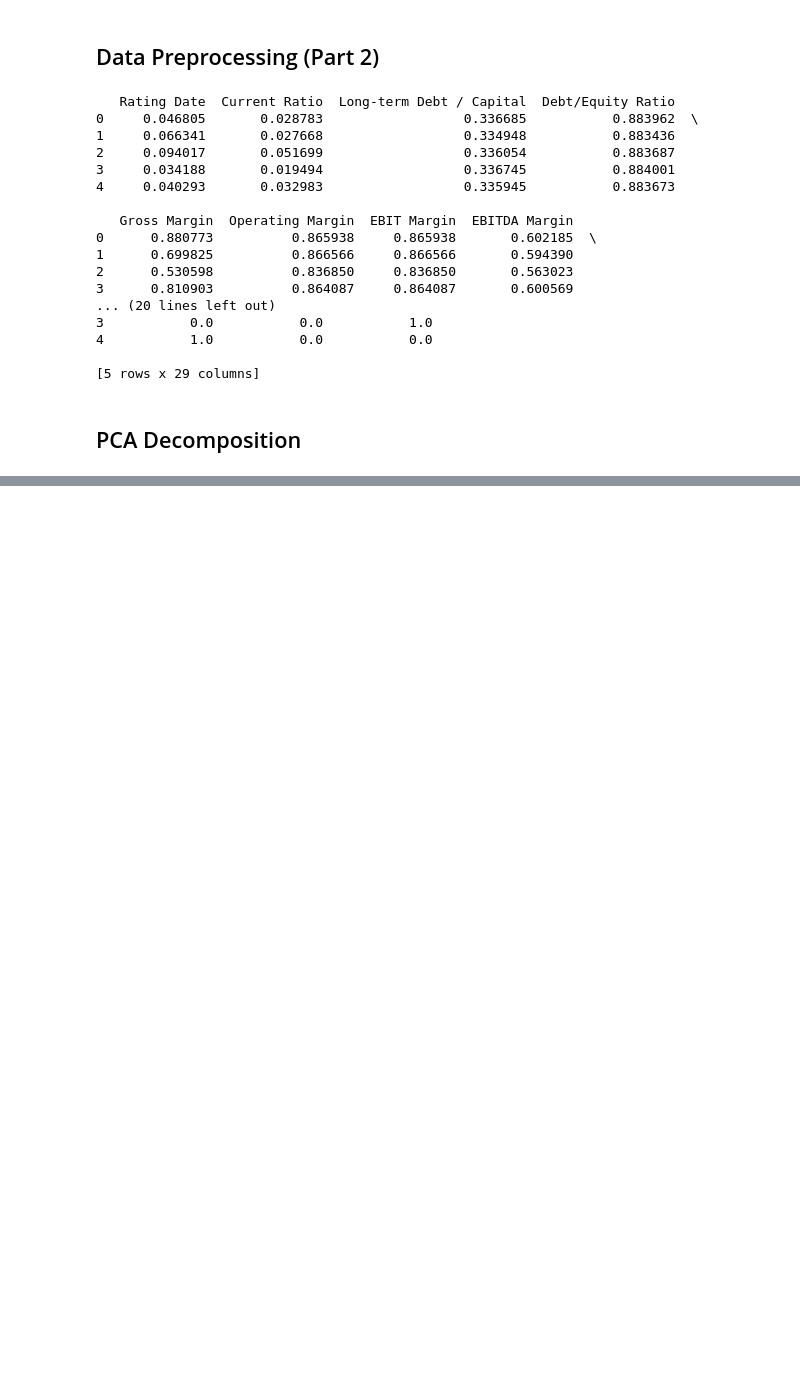
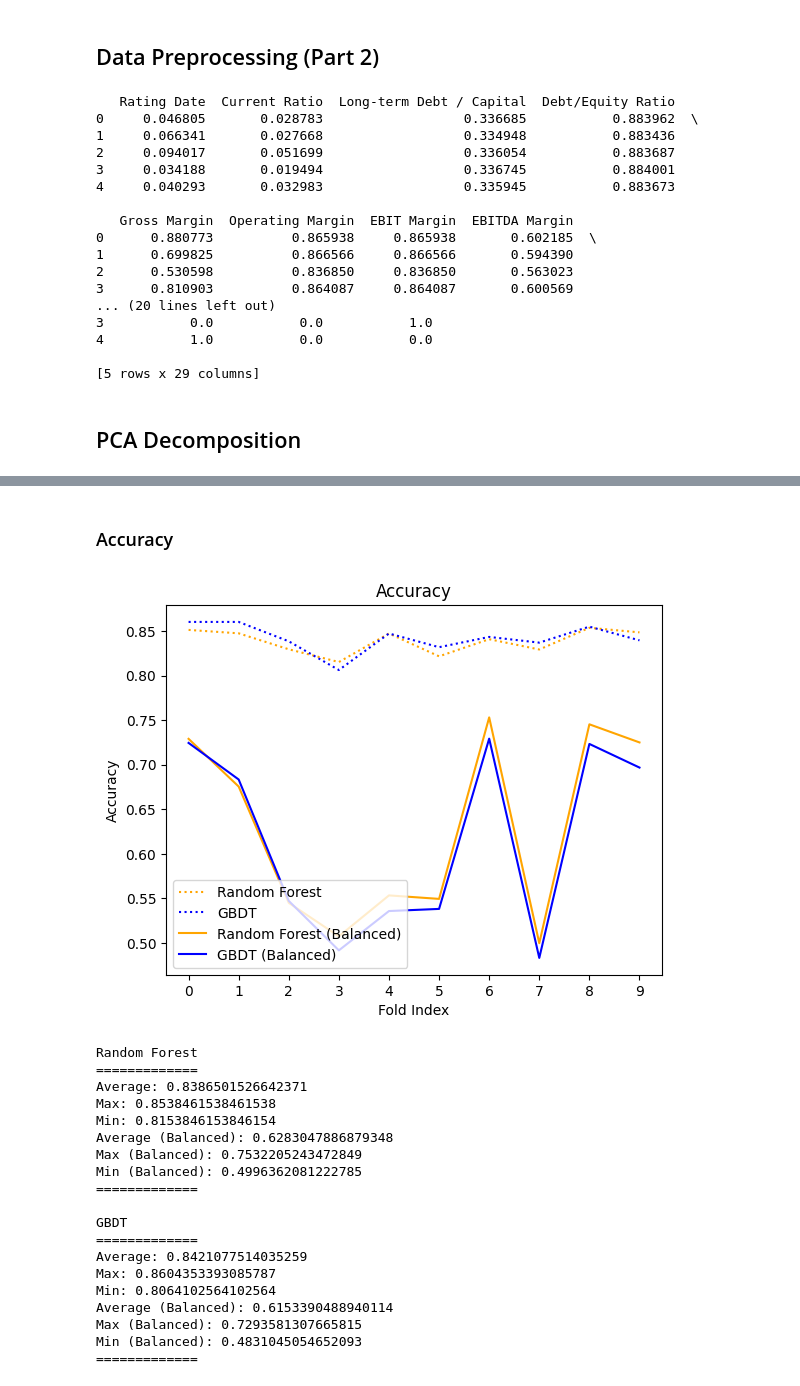
Before and after one commit to LilAiluropoda/corporate-credit-rating, a Jupyter notebook: model/basic_xgboost_v0.ipynb, the cells around one changed output, grey strips where cells are left out. Drawn from its saved outputs; the diff is of its cells as text; code cells hidden in the pictures; blank space fills up the shorter version.

```diff
--- a/model/basic_xgboost_v0.ipynb
+++ b/model/basic_xgboost_v0.ipynb
@@ -364,0 +374,46 @@ Average R2 Square: 0.33834810344320604
+# %% [markdown]
+### Accuracy
+# %%
+plt.plot(model_performances[0][1], label="Random Forest", linestyle="dotted", color="orange")
+plt.plot(model_performances[1][1], label="GBDT", linestyle="dotted", color="blue")
+plt.plot(model_performances[0][2], label="Random Forest (Balanced)", color="orange")
+plt.plot(model_performances[1][2], label="GBDT (Balanced)", color="blue")
+plt.title("Accuracy")
+plt.xlabel("Fold Index")
+plt.ylabel("Accuracy")
+plt.xticks(range(0,10))
+plt.legend(loc='lower left')
+plt.show()
+
+for index, name in enumerate(['Random Forest', 'GBDT']):
+    print(name)
+    print("=============")
+    print("Average:", np.mean(model_performances[index][1]))
+    print("Max:",np.max(model_performances[index][1]))
+    print("Min:",np.min(model_performances[index][1]))
+    print("Average (Balanced):", np.mean(model_performances[index][2]))
+    print("Max (Balanced):",np.max(model_performances[index][2]))
+    print("Min (Balanced):",np.min(model_performances[index][2]))
+    print("=============")
+    print()
+# %% [output]
+[figure, added]
+Random Forest
+=============
+Average: 0.8386501526642371
+Max: 0.8538461538461538
+Min: 0.8153846153846154
+Average (Balanced): 0.6283047886879348
+Max (Balanced): 0.7532205243472849
+Min (Balanced): 0.4996362081222785
+=============
+
+GBDT
+=============
+Average: 0.8421077514035259
+Max: 0.8604353393085787
+Min: 0.8064102564102564
+Average (Balanced): 0.6153390488940114
+Max (Balanced): 0.7293581307665815
+Min (Balanced): 0.4831045054652093
+=============
```
Also changed, not shown: parts of 16 cells of this notebook.
